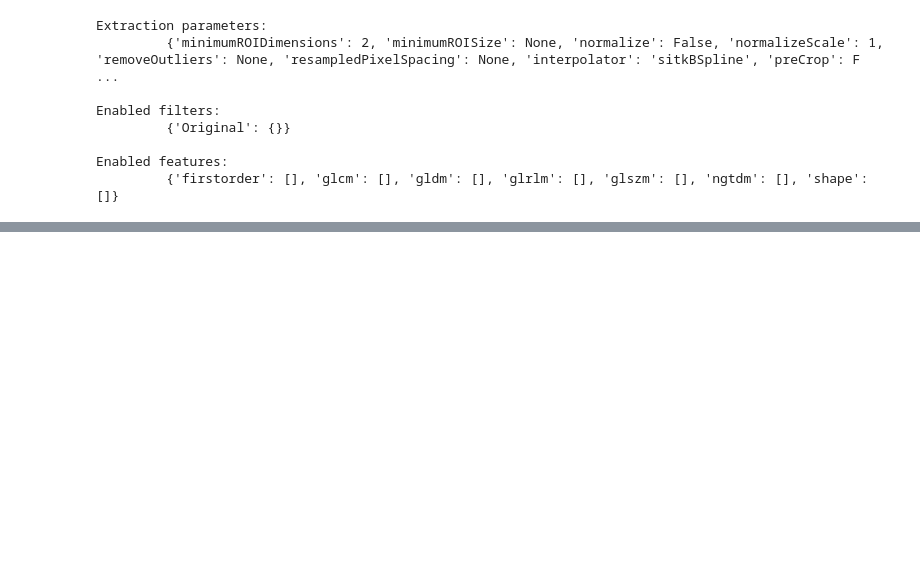
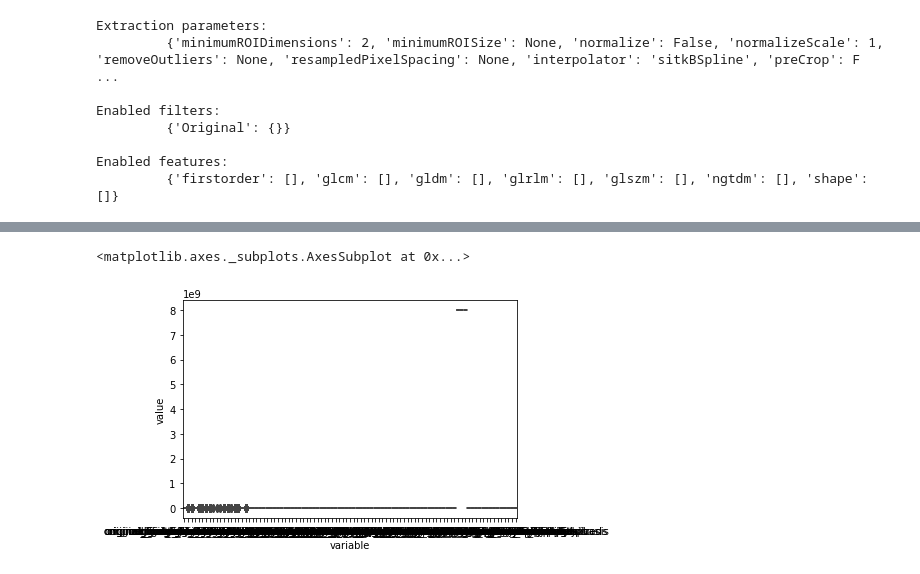
Before and after one commit to jiavila/Springboard, a Jupyter notebook: Projects/data_storytelling/data_storytelling.ipynb, the cells around one changed output, grey strips where cells are left out. Saved outputs shown, nothing was run; the diff lists cells and outputs as text; code cells hidden in the pictures; blank space fills up the shorter version.

```diff
--- a/Projects/data_storytelling/data_storytelling.ipynb
+++ b/Projects/data_storytelling/data_storytelling.ipynb
@@ -180,0 +214,7 @@ It looks like we need to create
+# %%
+paths_nrrd = []
+for idx, img in enumerate(data_train_int_scaled):
+    img_arr = img[:, :, 0]
+    path_nrrd = os.path.join(parent_dir, f'train_{idx}.nrrd')
+    # nrrd.write(path_nrrd, img_arr, index_order='C')
+    paths_nrrd.append(path_nrrd)
@@ -207,0 +244,3 @@ radiomics.__file__
+# %%
+# Extract the features
+result = extractor.execute(img_sitk, mask_sitk)
@@ -207,0 +250,13 @@ radiomics.__file__
+# %%
+# Get only the features of the original image. There are no shape features, which is OK,
+# since our mask was just the entire image.
+import six
+feature = np.array([])
+feature_names = []
+for key, value in six.iteritems(result):
+    if key.startswith("original_"):
+        feature = np.append(feature, value)
+        feature_names.append(key)
+
+print(len(feature))
+feature
@@ -207,0 +284,19 @@ radiomics.__file__
+# %%
+import pandas as pd
+
+# preallocate our dictionary of features
+features_dict = {}
+for feature_name in feature_names:
+    features_dict[feature_name] = []
+
+# create features for each image
+for path_nrrd in paths_nrrd:
+    img_sitk = sitk.ReadImage(path_nrrd)
+    result = extractor.execute(img_sitk, mask_sitk)
+
+    # save only the original features
+    for key, value in six.iteritems(result):
+        if key.startswith("original_"):
+            features_dict[key].append(value)
+
+df = pd.DataFrame(features_dict)
@@ -207,0 +418,6 @@ radiomics.__file__
+# %%
+import seaborn as sns
+sns.boxplot(x='variable', y='value', data=pd.melt(df))
+# %% [output]
+<matplotlib.axes._subplots.AxesSubplot at 0x...>
+[figure, added]
```
Also changed, not shown: parts of 22 cells of this notebook.
